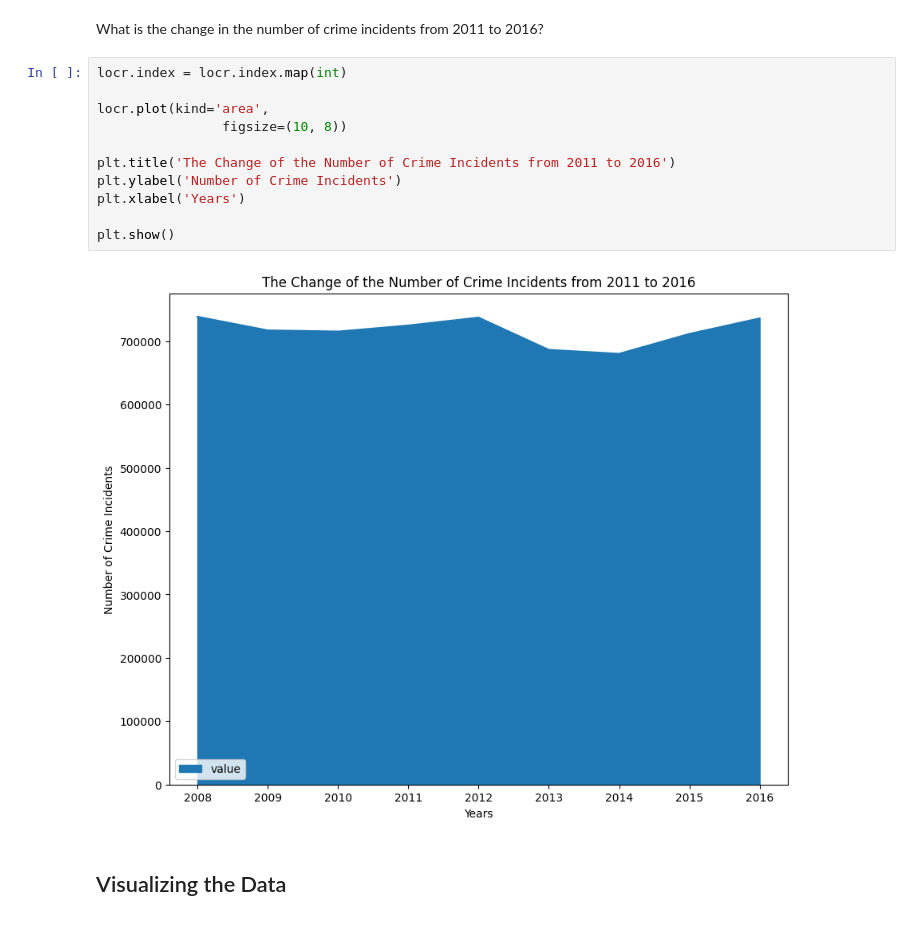
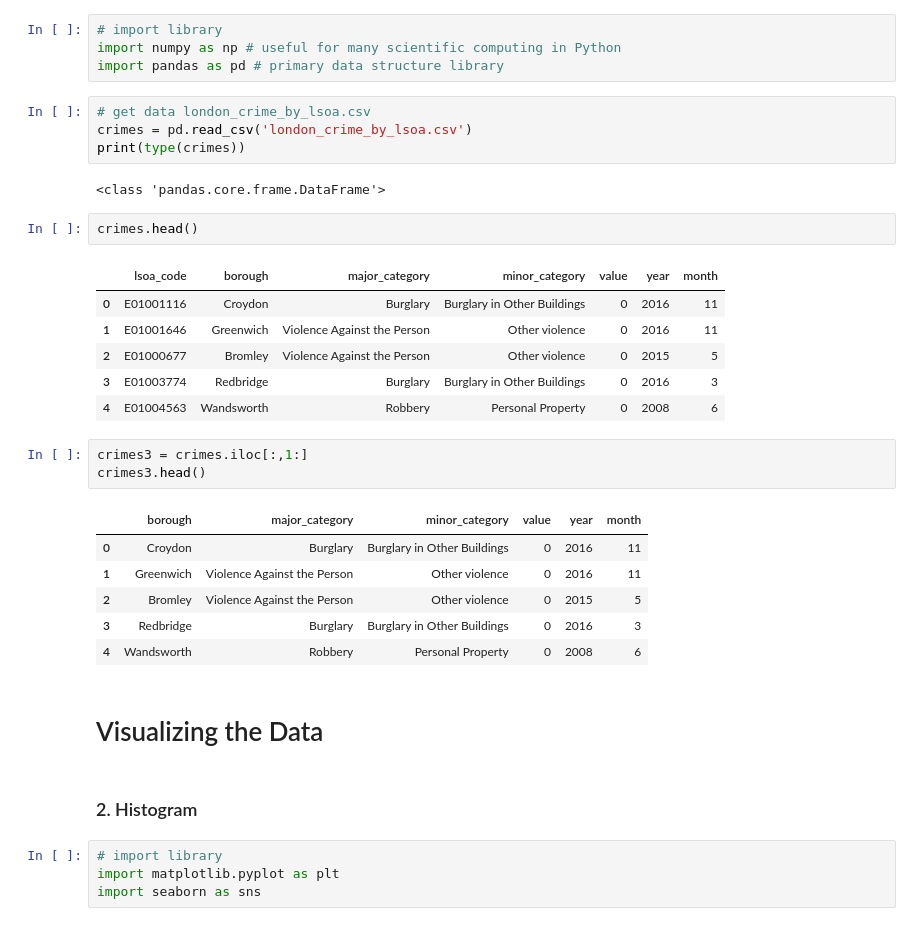
Before and after one commit to alflouvre/H8_3, a Jupyter notebook: Assign1.ipynb, the cells around one changed output. Saved outputs shown, nothing was run; the diff lists cells and outputs as text.

```diff
--- a/Assign1.ipynb
+++ b/Assign1.ipynb
@@ -143,17 +1,37 @@ df_top3.head(3)
-# %% [markdown]
-What is the change in the number of crime incidents from 2011 to 2016?
-# %%
-locr.index = locr.index.map(int)
-
-locr.plot(kind='area',
-                figsize=(10, 8))
-
-plt.title('The Change of the Number of Crime Incidents from 2011 to 2016')
-plt.ylabel('Number of Crime Incidents')
-plt.xlabel('Years')
-
-plt.show()
-# %% [output]
-[figure, removed]
-# %% [markdown]
-## Visualizing the Data
+# %%
+# import library
+import numpy as np # useful for many scientific computing in Python
+import pandas as pd # primary data structure library
+# %%
+# get data london_crime_by_lsoa.csv
+crimes = pd.read_csv('london_crime_by_lsoa.csv')
+print(type(crimes))
+# %% [output]
+<class 'pandas.core.frame.DataFrame'>
+# %%
+crimes.head()
+# %% [output]
+|  | lsoa_code | borough | major_category | minor_category | value | year | month |
+| 0 | E01001116 | Croydon | Burglary | Burglary in Other Buildings | 0 | 2016 | 11 |
+| 1 | E01001646 | Greenwich | Violence Against the Person | Other violence | 0 | 2016 | 11 |
+| 2 | E01000677 | Bromley | Violence Against the Person | Other violence | 0 | 2015 | 5 |
+| 3 | E01003774 | Redbridge | Burglary | Burglary in Other Buildings | 0 | 2016 | 3 |
+| 4 | E01004563 | Wandsworth | Robbery | Personal Property | 0 | 2008 | 6 |
+# %%
+crimes3 = crimes.iloc[:,1:]
+crimes3.head()
+# %% [output]
+|  | borough | major_category | minor_category | value | year | month |
+| 0 | Croydon | Burglary | Burglary in Other Buildings | 0 | 2016 | 11 |
+| 1 | Greenwich | Violence Against the Person | Other violence | 0 | 2016 | 11 |
+| 2 | Bromley | Violence Against the Person | Other violence | 0 | 2015 | 5 |
+| 3 | Redbridge | Burglary | Burglary in Other Buildings | 0 | 2016 | 3 |
+| 4 | Wandsworth | Robbery | Personal Property | 0 | 2008 | 6 |
+# %% [markdown]
+# Visualizing the Data
+# %% [markdown]
+### 2. Histogram
+# %%
+# import library
+import matplotlib.pyplot as plt
+import seaborn as sns
```
Also changed, not shown: parts of 30 cells of this notebook, 3 other files.
